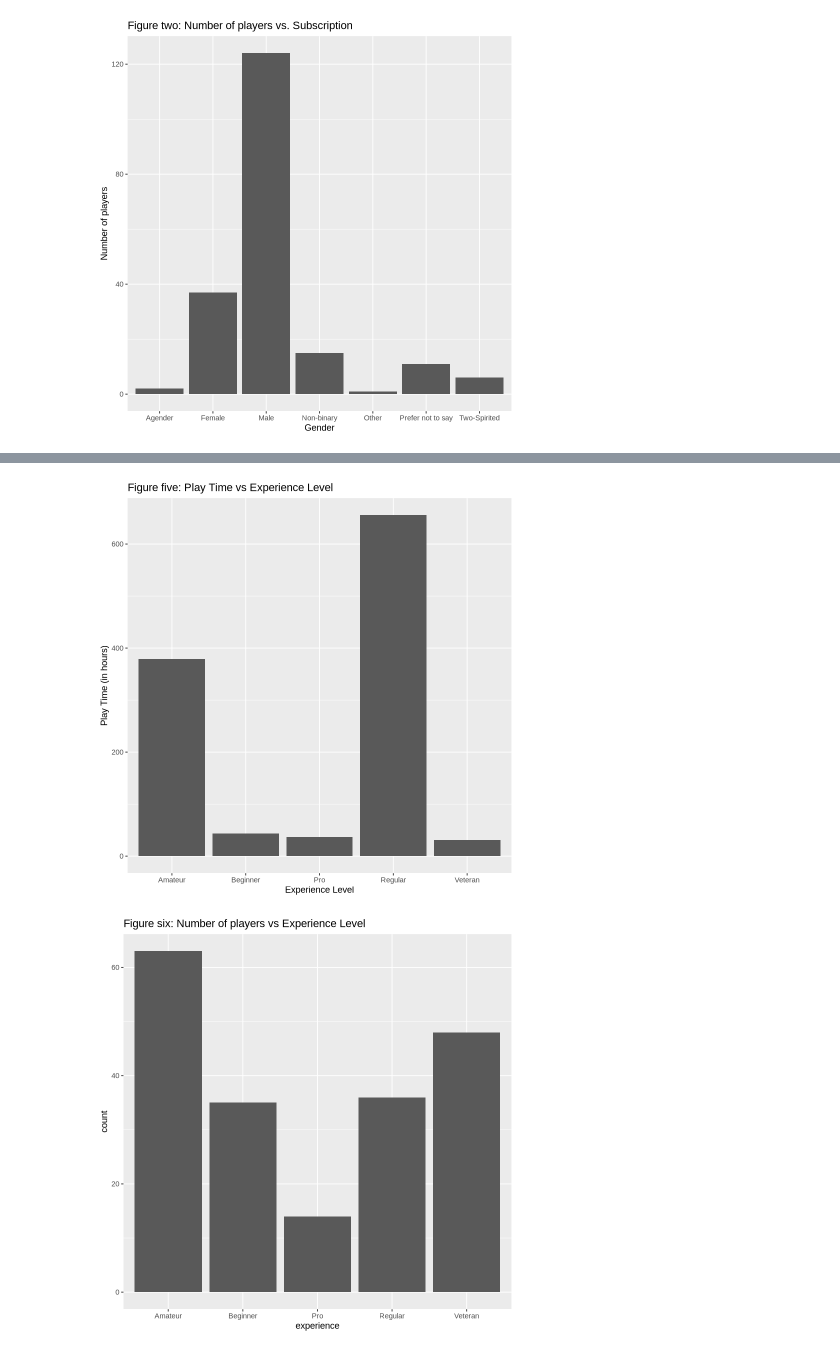
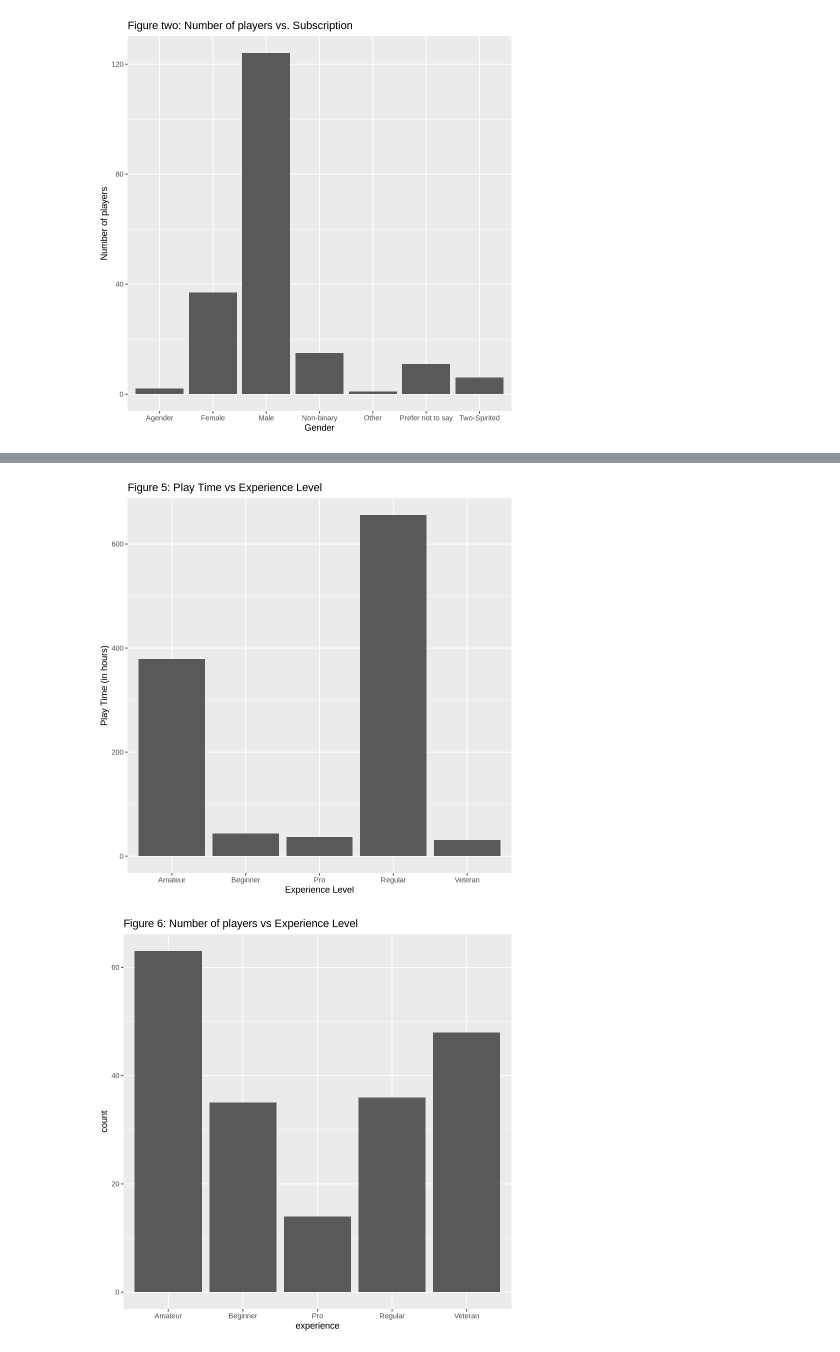
Before and after one commit to leticiascudeller/DSCI-100-proj, a Jupyter notebook: Untitled.ipynb, the cells around one changed output, grey strips where cells are left out. Cells and saved outputs as stored; diff of their text form; code cells hidden in the pictures.

```diff
--- a/Untitled.ipynb
+++ b/Untitled.ipynb
@@ -135,14 +135,14 @@ player_exp_plot
 # %%
 
 player_plot_experience <- ggplot(players, aes(x = experience, y = played_hours)) +
-    geom_bar(stat = "identity") + labs(x = "Experience Level", y = "Play Time (in hours)") + ggtitle("Figure five: Play Time vs Experience Level")
+    geom_bar(stat = "identity") + labs(x = "Experience Level", y = "Play Time (in hours)") + ggtitle("Figure 5: Play Time vs Experience Level")
 player_plot_experience
 players_experience_plot <- ggplot(players, aes(x = experience)) +
-    geom_bar() + ggtitle("Figure six: Number of players vs Experience Level")
+    geom_bar() + ggtitle("Figure 6: Number of players vs Experience Level")
 players_experience_plot
 # %% [output]
-[figure, old version]
+[figure, new version]
-[figure, old version]
+[figure, new version]
 # %%
 players_subset <- num_players |>
   select(played_hours, experience, subscribe, gender, age)
```
Also changed, not shown: parts of 5 cells of this notebook.
